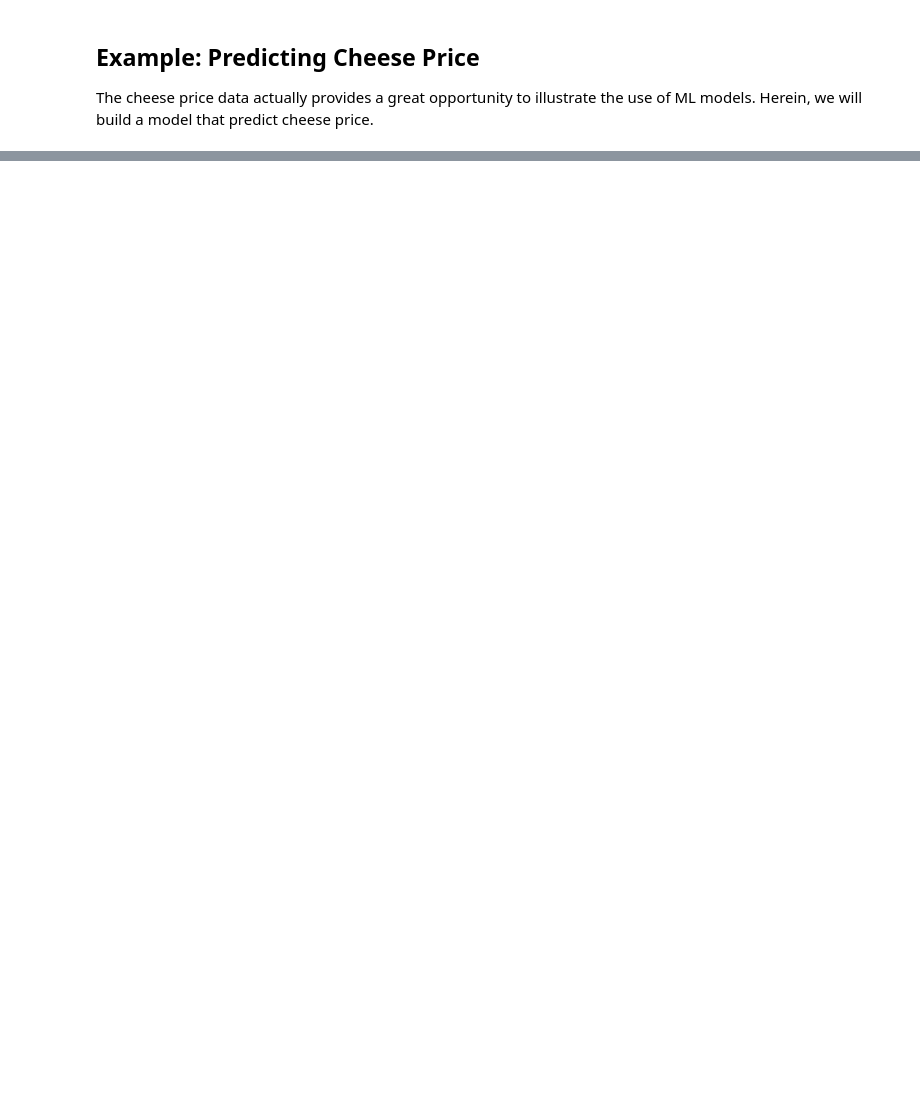
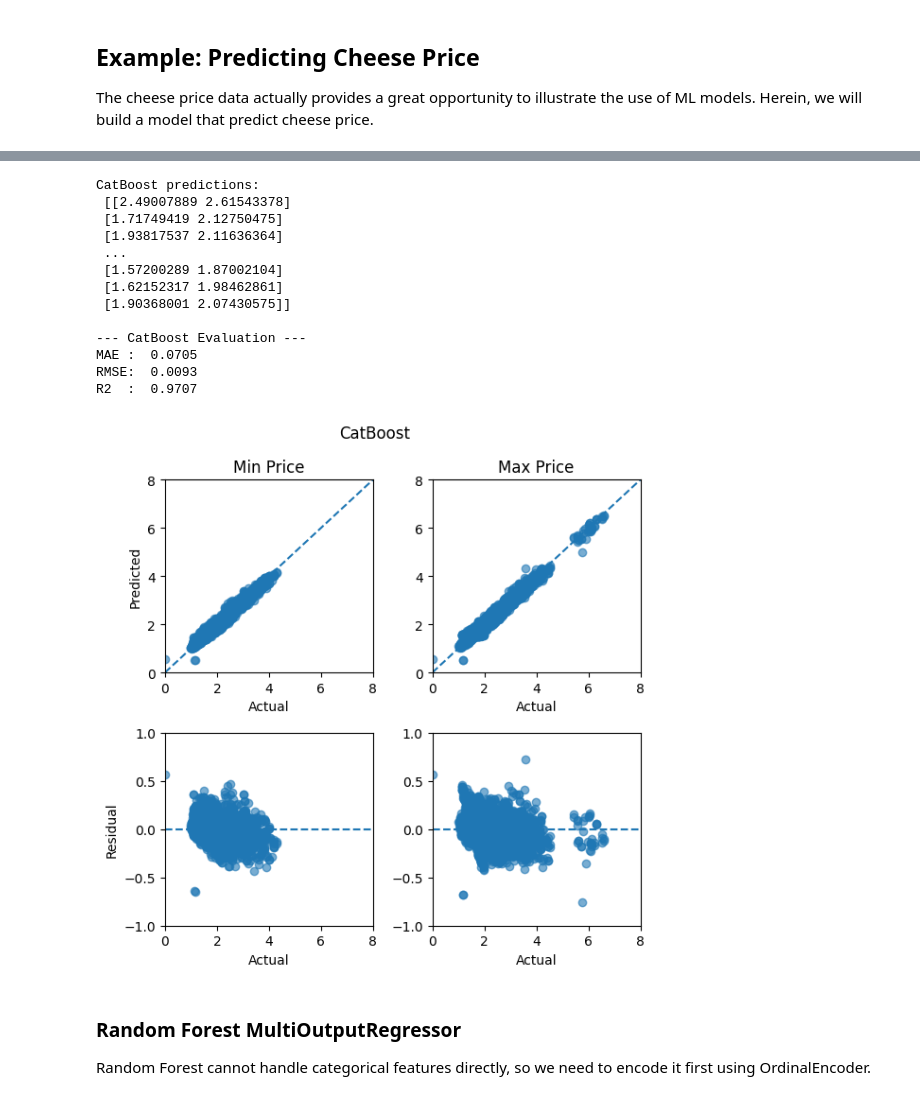
Before and after one commit to yalinli2/EnvEtools, a Jupyter notebook: course_modules/2_USDA_MyMarketNews_ML.ipynb, the cells around one changed output, grey strips where cells are left out. Drawn from its saved outputs; the diff is of its cells as text; code cells hidden in the pictures; blank space fills up the shorter version.

```diff
--- a/course_modules/2_USDA_MyMarketNews_ML.ipynb
+++ b/course_modules/2_USDA_MyMarketNews_ML.ipynb
@@ -37,0 +79,4 @@ tensor([[0.9172, 0.7374, 0.3058],
+# %%
+# Define inputs/outputs
+X = cheese_df[['region', 'group', 'package', 'year', 'month', 'day', 'day_of_week']]
+y = cheese_df[['price_min', 'price_max']]
@@ -37,0 +90,13 @@ tensor([[0.9172, 0.7374, 0.3058],
+# %%
+# Error metrics
+from sklearn.metrics import mean_absolute_error, mean_squared_error, r2_score
+def evaluate_regression(y_true, y_pred, label="Model"):
+    mae = mean_absolute_error(y_true, y_pred)
+    rmse = mean_squared_error(y_true, y_pred)
+    r2 = r2_score(y_true, y_pred)
+    print(f"\n--- {label} Evaluation ---")
+    print(f"MAE :  {mae:.4f}")
+    print(f"RMSE:  {rmse:.4f}")
+    print(f"R2  :  {r2:.4f}")
+    print('\n')
+    return mae, rmse, r2
@@ -37,0 +136,21 @@ tensor([[0.9172, 0.7374, 0.3058],
+# %%
+# Create the model
+from catboost import CatBoostRegressor
+model_cat = CatBoostRegressor(
+    loss_function='MultiRMSE',
+    depth=8,
+    learning_rate=0.05,
+    n_estimators=800,
+    cat_features=[0, 1, 2], # the first 3 features, i.e., region, group, package
+    verbose=False
+)
+# %%
+%%time
+# Fit the model and time it
+import time
+start_time = time.perf_counter()
+
+model_cat.fit(X_train, y_train)
+
+end_time = time.perf_counter()
+time_cat = end_time - start_time
@@ -37,0 +160,25 @@ tensor([[0.9172, 0.7374, 0.3058],
+# %%
+# Evalute the results
+y_pred_cat = model_cat.predict(X_test)
+print("CatBoost predictions:\n", y_pred_cat)
+
+metrics_cat = evaluate_regression(y_true, y_pred_cat, label="CatBoost")
+fig_cat, axs_cat =plot_regression(y_true, y_pred_cat, label="CatBoost")
+# %% [output]
+CatBoost predictions:
+ [[2.49007889 2.61543378]
+ [1.71749419 2.12750475]
+ [1.93817537 2.11636364]
+ ...
+ [1.57200289 1.87002104]
+ [1.62152317 1.98462861]
+ [1.90368001 2.07430575]]
+
+--- CatBoost Evaluation ---
+MAE :  0.0705
+RMSE:  0.0093
+R2  :  0.9707
+[figure, added]
+# %% [markdown]
+### Random Forest MultiOutputRegressor
+Random Forest cannot handle categorical features directly, so we need to encode it first using OrdinalEncoder.
```
Also changed, not shown: parts of 27 cells of this notebook, 2 other files.
